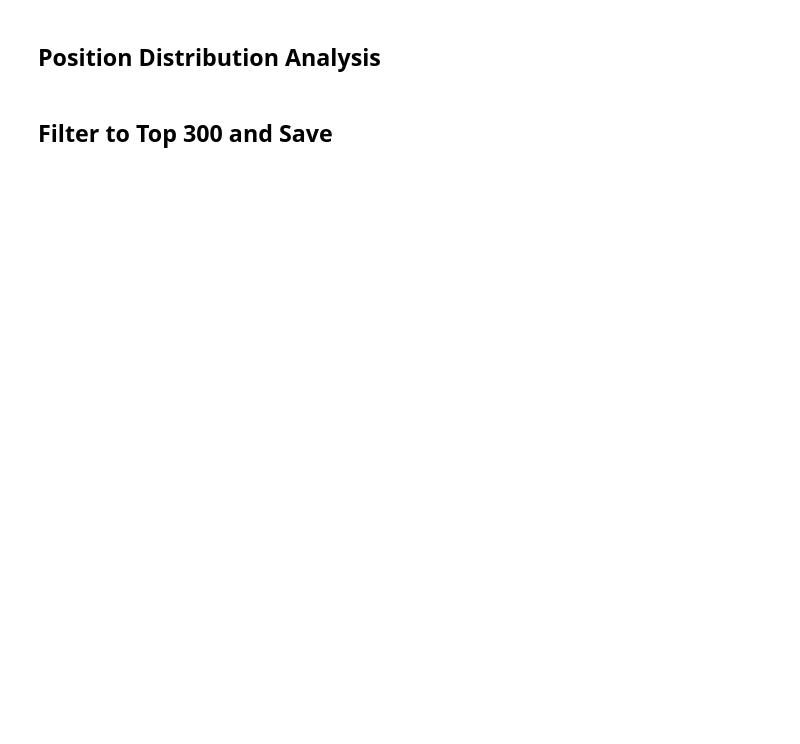
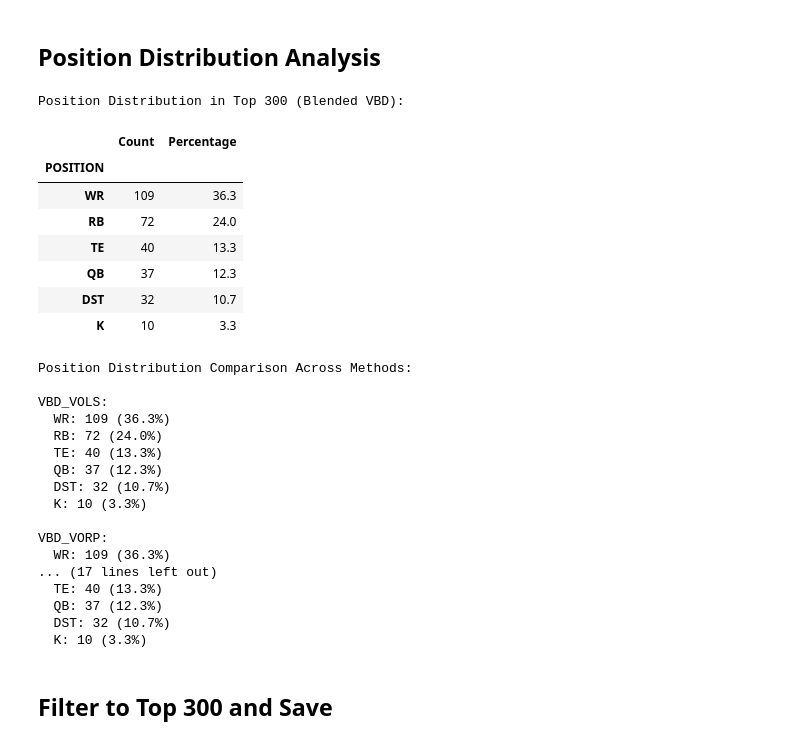
Before and after one commit to ban5104/fantasy-football, a Jupyter notebook: notebooks/02_analysis/03_vbd_calculations.ipynb, the cells around one changed output. Saved outputs shown, nothing was run; the diff lists cells and outputs as text; code cells hidden in the pictures; blank space fills up the shorter version.

```diff
--- a/notebooks/02_analysis/03_vbd_calculations.ipynb
+++ b/notebooks/02_analysis/03_vbd_calculations.ipynb
@@ -108,18 +228,45 @@ display(pivot_comparison.head(20))
 # %%
 # Analyze position distribution in top 300 by blended VBD
 distribution = analyze_vbd_distribution(df_vbd, top_n=300)
 
 print("Position Distribution in Top 300 (Blended VBD):")
 display(distribution)
 
 # Show distribution by different VBD methods
 print("\nPosition Distribution Comparison Across Methods:")
 for method in ['VBD_VOLS', 'VBD_VORP', 'VBD_BEER', 'VBD_BLENDED']:
     top_300 = get_top_players_by_vbd(df_vbd, method=method, top_n=300)
-    dist = top_300['Position'].value_counts()
+    dist = top_300['POSITION'].value_counts()
     print(f"\n{method}:")
     for pos, count in dist.items():
         print(f"  {pos}: {count} ({count/300*100:.1f}%)")
+# %% [output]
+Position Distribution in Top 300 (Blended VBD):
+|  | Count | Percentage |
+| POSITION |  |  |
+| WR | 109 | 36.3 |
+| RB | 72 | 24.0 |
+| TE | 40 | 13.3 |
+| QB | 37 | 12.3 |
+| DST | 32 | 10.7 |
+| K | 10 | 3.3 |
+Position Distribution Comparison Across Methods:
+
+VBD_VOLS:
+  WR: 109 (36.3%)
+  RB: 72 (24.0%)
+  TE: 40 (13.3%)
+  QB: 37 (12.3%)
+  DST: 32 (10.7%)
+  K: 10 (3.3%)
+
+VBD_VORP:
+  WR: 109 (36.3%)
+... (17 lines left out)
+  TE: 40 (13.3%)
+  QB: 37 (12.3%)
+  DST: 32 (10.7%)
+  K: 10 (3.3%)
 # %% [markdown]
 ## Filter to Top 300 and Save
 # %%
```
Also changed, not shown: parts of 7 cells of this notebook, 33 other files.
